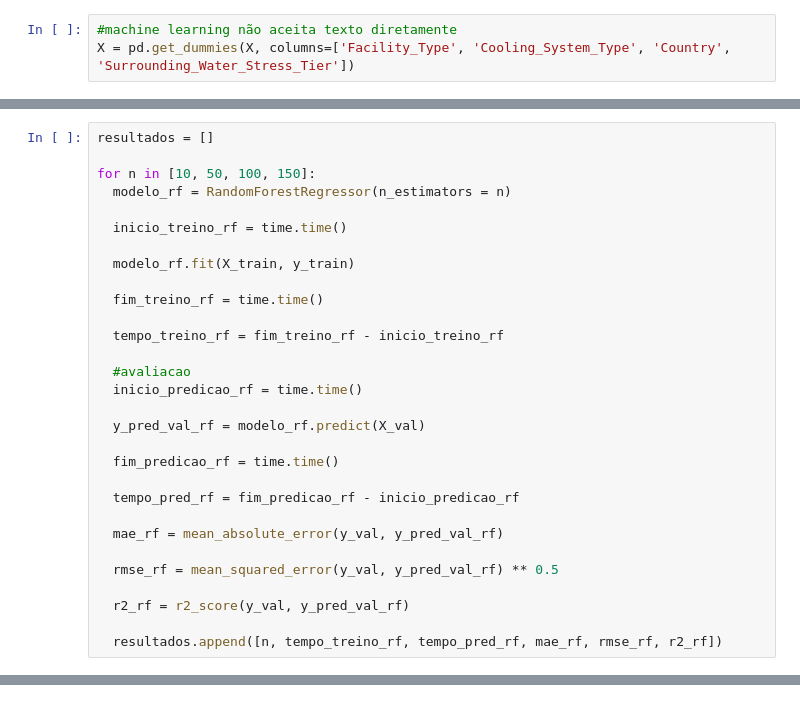
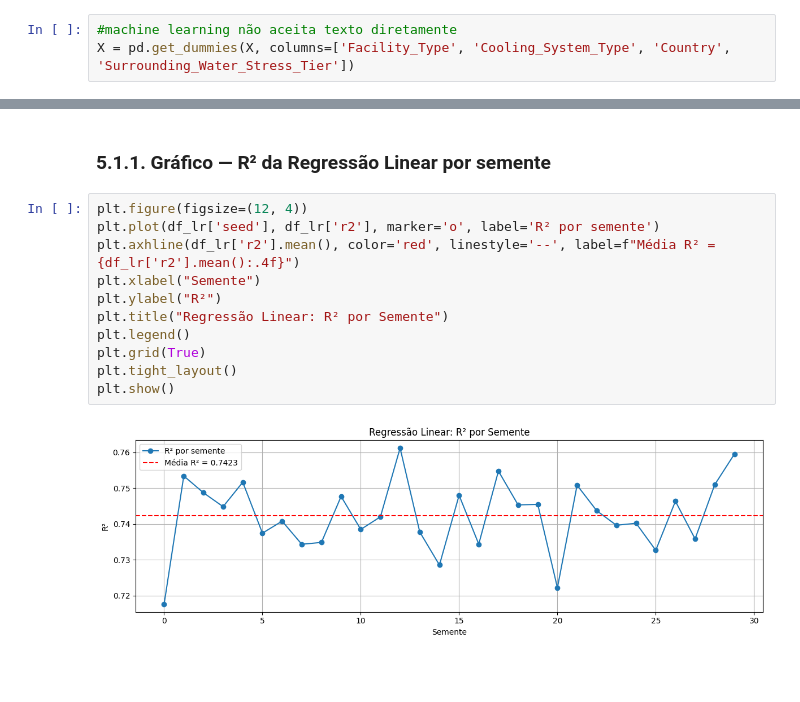
Before and after one commit to leticiavfr/Projeto-Final-IA, a Jupyter notebook: global_data_center_and_ai_waterelectricity_usage.ipynb, the cells around one changed output, grey strips where cells are left out. Saved outputs shown, nothing was run; the diff lists cells and outputs as text; blank space fills up the shorter version.

Commit message:
feat: execução com 30 sementes diferentes

```diff
--- a/global_data_center_and_ai_waterelectricity_usage.ipynb
+++ b/global_data_center_and_ai_waterelectricity_usage.ipynb
@@ -218,30 +132,0 @@ plt.show()
-# %%
-resultados = []
-
-for n in [10, 50, 100, 150]:
-  modelo_rf = RandomForestRegressor(n_estimators = n)
-
-  inicio_treino_rf = time.time()
-
-  modelo_rf.fit(X_train, y_train)
-
-  fim_treino_rf = time.time()
-
-  tempo_treino_rf = fim_treino_rf - inicio_treino_rf
-
-  #avaliacao
-  inicio_predicao_rf = time.time()
-
-  y_pred_val_rf = modelo_rf.predict(X_val)
-
-  fim_predicao_rf = time.time()
-
-  tempo_pred_rf = fim_predicao_rf - inicio_predicao_rf
-
-  mae_rf = mean_absolute_error(y_val, y_pred_val_rf)
-
-  rmse_rf = mean_squared_error(y_val, y_pred_val_rf) ** 0.5
-
-  r2_rf = r2_score(y_val, y_pred_val_rf)
-
-  resultados.append([n, tempo_treino_rf, tempo_pred_rf, mae_rf, rmse_rf, r2_rf])
@@ -366,0 +190,15 @@ plt.show()
+# %% [markdown]
+### 5.1.1. Gráfico — R² da Regressão Linear por semente
+# %%
+plt.figure(figsize=(12, 4))
+plt.plot(df_lr['seed'], df_lr['r2'], marker='o', label='R² por semente')
+plt.axhline(df_lr['r2'].mean(), color='red', linestyle='--', label=f"Média R² = {df_lr['r2'].mean():.4f}")
+plt.xlabel("Semente")
+plt.ylabel("R²")
+plt.title("Regressão Linear: R² por Semente")
+plt.legend()
+plt.grid(True)
+plt.tight_layout()
+plt.show()
+# %% [output]
+[figure, added]
```
Also changed, not shown: parts of 47 cells of this notebook, 1 other file.
